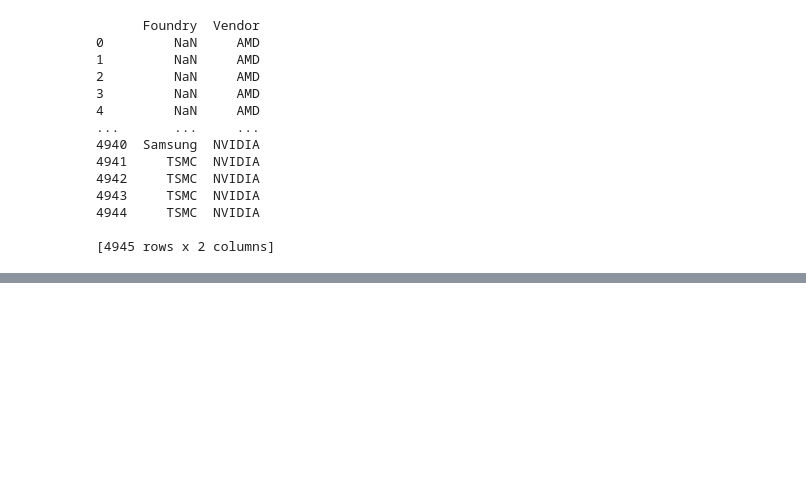
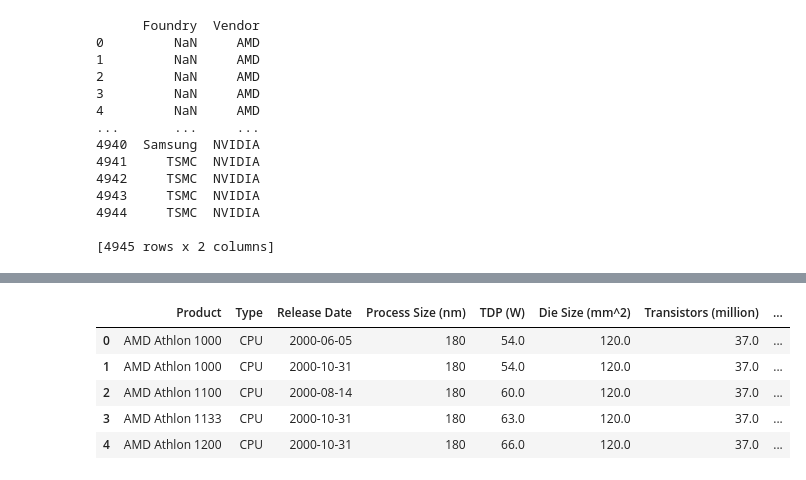
Before and after one commit to Mercymerine/Machine_Learning_1, a Jupyter notebook: Moore's_law.ipynb, the cells around one changed output, grey strips where cells are left out. Cells and saved outputs as stored; diff of their text form; code cells hidden in the pictures; blank space fills up the shorter version.

```diff
--- a/Moore's_law.ipynb
+++ b/Moore's_law.ipynb
@@ -447,0 +381,9 @@ df
+# %%
+data.head()
+# %% [output]
+|  | Product | Type | Release Date | Process Size (nm) | TDP (W) | Die Size (mm^2) | Transistors (million) | ... |
+| 0 | AMD Athlon 1000 | CPU | 2000-06-05 | 180 | 54.0 | 120.0 | 37.0 | ... |
+| 1 | AMD Athlon 1000 | CPU | 2000-10-31 | 180 | 54.0 | 120.0 | 37.0 | ... |
+| 2 | AMD Athlon 1100 | CPU | 2000-08-14 | 180 | 60.0 | 120.0 | 37.0 | ... |
+| 3 | AMD Athlon 1133 | CPU | 2000-10-31 | 180 | 63.0 | 120.0 | 37.0 | ... |
+| 4 | AMD Athlon 1200 | CPU | 2000-10-31 | 180 | 66.0 | 120.0 | 37.0 | ... |
```
Also changed, not shown: parts of 45 cells of this notebook.
